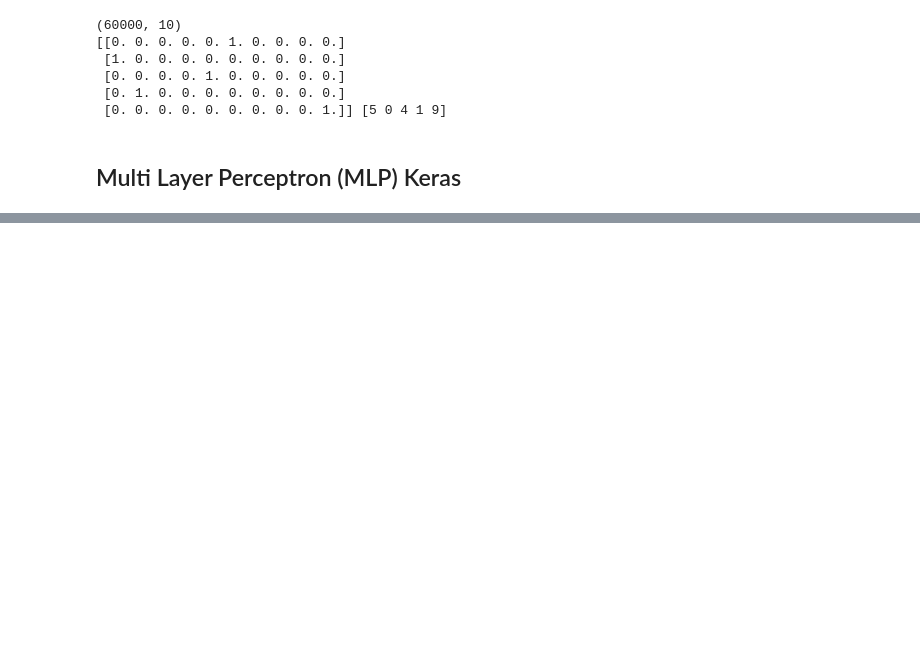
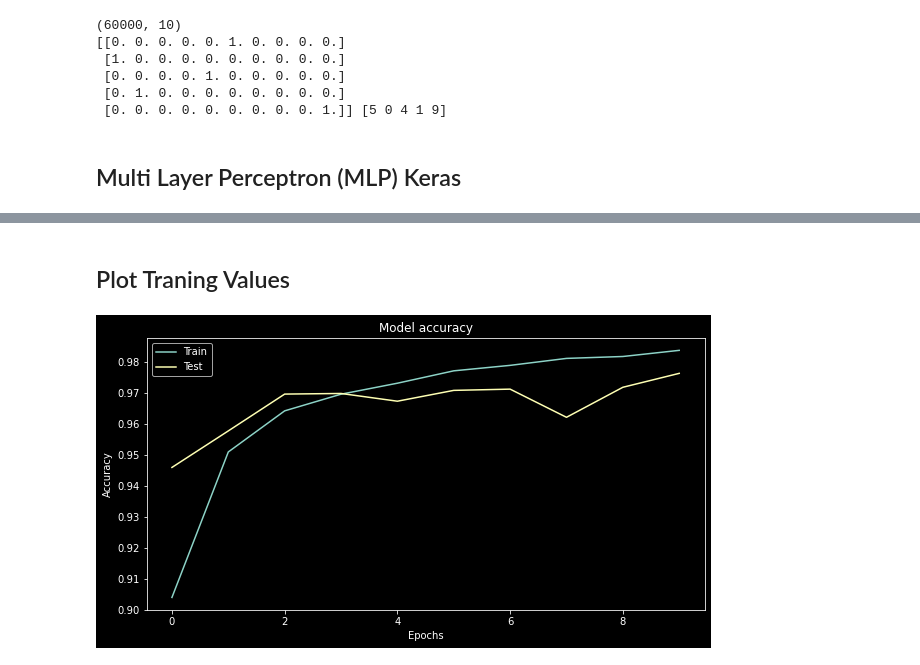
Before and after one commit to KovalevCG/SkillFactory_DeepLearningAndNeuralNetworks, a Jupyter notebook: 02_TensorflowIntro-MNIST.ipynb, the cells around one changed output, grey strips where cells are left out. Saved outputs shown, nothing was run; the diff lists cells and outputs as text; code cells hidden in the pictures; blank space fills up the shorter version.

```diff
--- a/02_TensorflowIntro-MNIST.ipynb
+++ b/02_TensorflowIntro-MNIST.ipynb
@@ -94,7 +94,7 @@ x_val_float = x_val_flat.astype(float) / 255 - 0.5
 # %%
 # One-hot encoding
 y_train_oh = keras.utils.to_categorical(y_train, 10)
-y_val = keras.utils.to_categorical(y_val, 10)
+y_val_oh = keras.utils.to_categorical(y_val, 10)
 
 print(y_train_oh.shape)
 print(y_train_oh[:5], y_train[:5])
@@ -132,3 +132,17 @@ Total params: 118,282
 Trainable params: 118,282
 Non-trainable params: 0
 _________________________________________________________________
+# %%
+model.compile(
+    loss = 'categorical_crossentropy',
+    optimizer='adam',
+    metrics=['accuracy']
+)
+# %%
+history = model.fit(
+    x_train_float,
+    y_train_oh,
+    batch_size=32,
+    epochs=10,
+    validation_data=(x_val_float, y_val_oh)
+)
@@ -134,0 +170,15 @@ _________________________________________________________________
+# %% [markdown]
+## Plot Traning Values
+# %%
+# Plot traning and validation accuracy values
+plt.style.use(['dark_background'])
+fig, ax = plt.subplots(figsize=(10, 5))
+plt.plot(history.history['accuracy'])
+plt.plot(history.history['val_accuracy'])
+plt.title('Model accuracy')
+plt.ylabel('Accuracy')
+plt.xlabel('Epochs')
+plt.legend(['Train', 'Test'], loc='upper left')
+plt.show()
+# %% [output]
+[figure, added]
```
Also changed, not shown: parts of 7 cells of this notebook.
